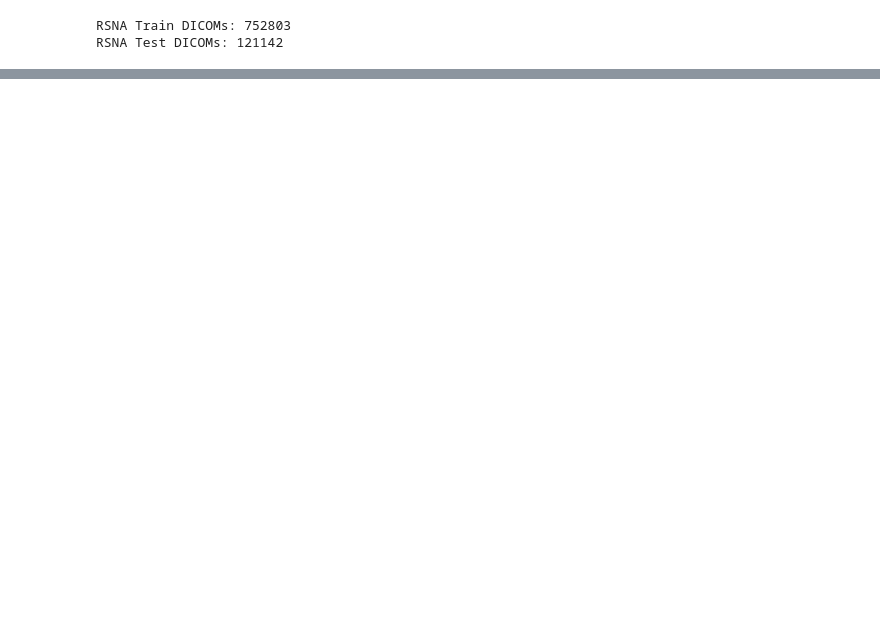
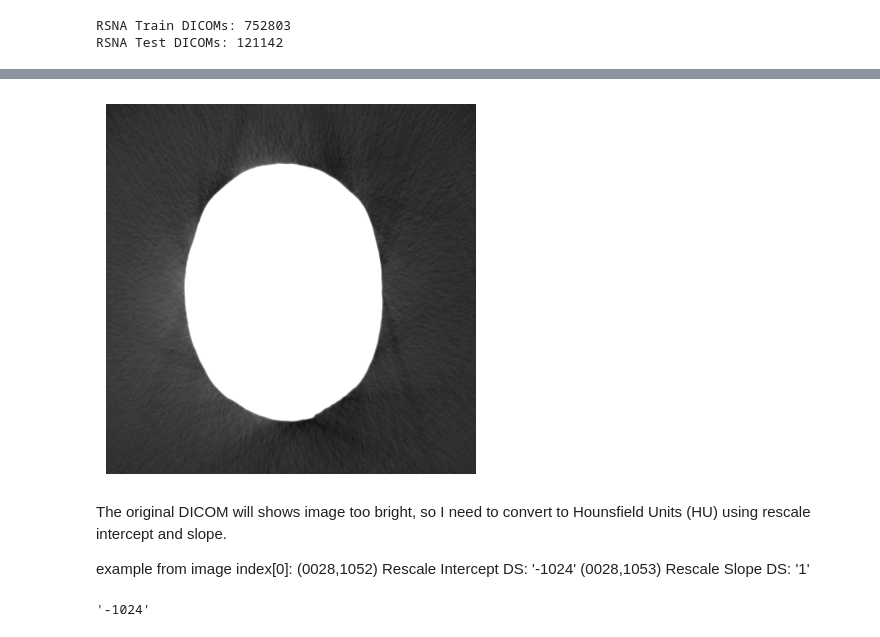
Before and after one commit to azhar-rafiq/thesis-xai, a Jupyter notebook: thesis.ipynb, the cells around one changed output, grey strips where cells are left out. Saved outputs shown, nothing was run; the diff lists cells and outputs as text; code cells hidden in the pictures; blank space fills up the shorter version.

```diff
--- a/thesis.ipynb
+++ b/thesis.ipynb
@@ -99,0 +100,6 @@ E0000 00:00:1778729770.672026 2029015 cuda_platform.cc:52] failed call to cuInit
+# %%
+#check metadata
+
+dcm_files = list(RSNA_TRAIN_DIR.glob('*.dcm'))
+ds = pydicom.dcmread(str(dcm_files[0]))
+ds
@@ -99,0 +156,22 @@ E0000 00:00:1778729770.672026 2029015 cuda_platform.cc:52] failed call to cuInit
+# %%
+#show image using raw pixel_array
+ds = pydicom.dcmread(str(dcm_files[0]))
+pixel_array = ds.pixel_array.astype(np.float32)
+plt.imshow(pixel_array, cmap='gray', vmin=0, vmax=80)
+plt.axis('off')
+plt.show()
+# %% [output]
+[figure, added]
+# %% [markdown]
+The original DICOM will shows image too bright,
+so I need to convert to Hounsfield Units (HU)
+using rescale intercept and slope.
+
+
+example from image index[0]:
+(0028,1052) Rescale Intercept                   DS: '-1024'
+(0028,1053) Rescale Slope                       DS: '1'
+# %%
+ds.RescaleIntercept
+# %% [output]
+'-1024'
```
Also changed, not shown: parts of 27 cells of this notebook, 3 other files.
